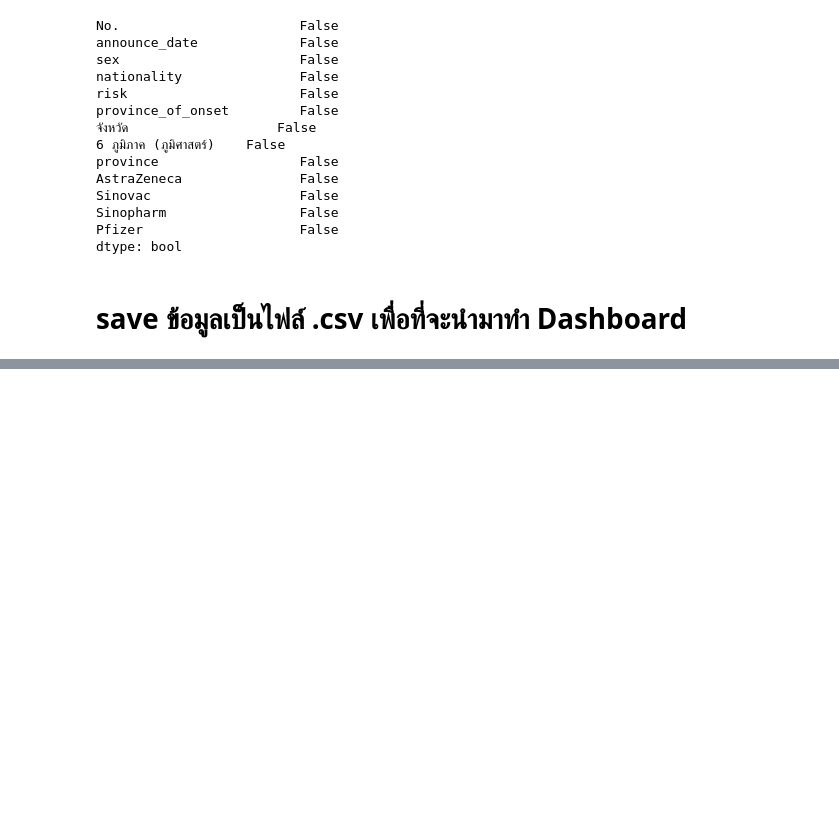
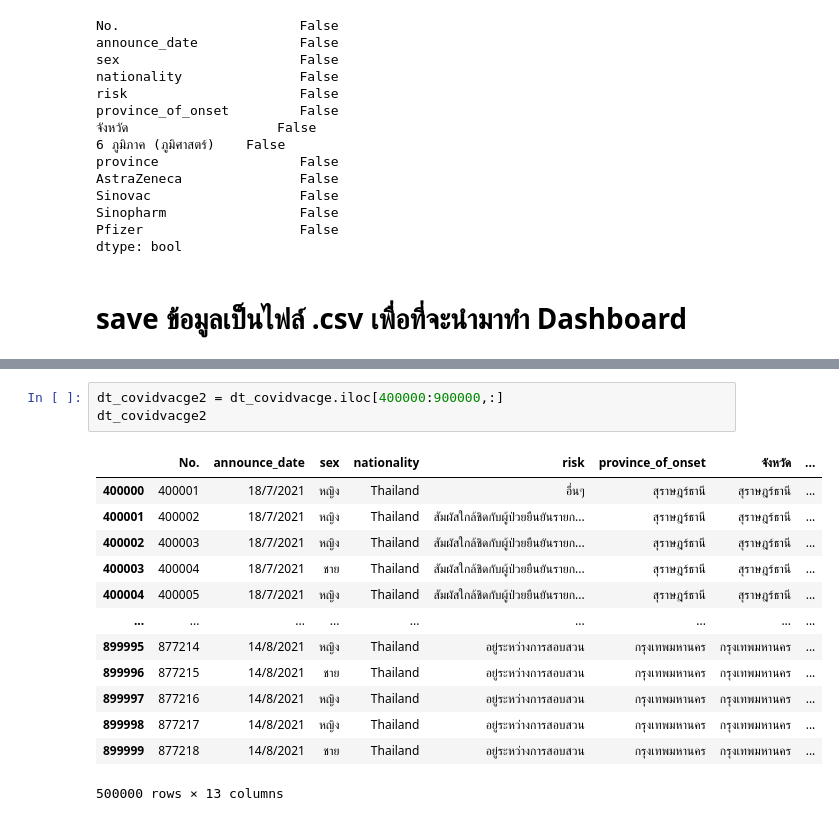
Before and after one commit to PhinyadaPhen/data_viz_2022, a Jupyter notebook: ProjectDashboard.ipynb, the cells around one changed output, grey strips where cells are left out. Cells and saved outputs as stored; diff of their text form; blank space fills up the shorter version.

```diff
--- a/ProjectDashboard.ipynb
+++ b/ProjectDashboard.ipynb
@@ -953,0 +971,17 @@ dt_covidvacge.to_csv('dt_covidvacge.csv', encoding='utf-8')
+# %%
+dt_covidvacge2 = dt_covidvacge.iloc[400000:900000,:]
+dt_covidvacge2
+# %% [output]
+|  | No. | announce_date | sex | nationality | risk | province_of_onset | จังหวัด | ... |
+| 400000 | 400001 | 18/7/2021 | หญิง | Thailand | อื่นๆ | สุราษฎร์ธานี | สุราษฎร์ธานี | ... |
+| 400001 | 400002 | 18/7/2021 | หญิง | Thailand | สัมผัสใกล้ชิดกับผู้ป่วยยืนยันรายก... | สุราษฎร์ธานี | สุราษฎร์ธานี | ... |
+| 400002 | 400003 | 18/7/2021 | หญิง | Thailand | สัมผัสใกล้ชิดกับผู้ป่วยยืนยันรายก... | สุราษฎร์ธานี | สุราษฎร์ธานี | ... |
+| 400003 | 400004 | 18/7/2021 | ชาย | Thailand | สัมผัสใกล้ชิดกับผู้ป่วยยืนยันรายก... | สุราษฎร์ธานี | สุราษฎร์ธานี | ... |
+| 400004 | 400005 | 18/7/2021 | หญิง | Thailand | สัมผัสใกล้ชิดกับผู้ป่วยยืนยันรายก... | สุราษฎร์ธานี | สุราษฎร์ธานี | ... |
+| ... | ... | ... | ... | ... | ... | ... | ... | ... |
+| 899995 | 877214 | 14/8/2021 | หญิง | Thailand | อยู่ระหว่างการสอบสวน | กรุงเทพมหานคร | กรุงเทพมหานคร | ... |
+| 899996 | 877215 | 14/8/2021 | ชาย | Thailand | อยู่ระหว่างการสอบสวน | กรุงเทพมหานคร | กรุงเทพมหานคร | ... |
+| 899997 | 877216 | 14/8/2021 | หญิง | Thailand | อยู่ระหว่างการสอบสวน | กรุงเทพมหานคร | กรุงเทพมหานคร | ... |
+| 899998 | 877217 | 14/8/2021 | หญิง | Thailand | อยู่ระหว่างการสอบสวน | กรุงเทพมหานคร | กรุงเทพมหานคร | ... |
+| 899999 | 877218 | 14/8/2021 | ชาย | Thailand | อยู่ระหว่างการสอบสวน | กรุงเทพมหานคร | กรุงเทพมหานคร | ... |
+500000 rows × 13 columns
```
Also changed, not shown: parts of 9 cells of this notebook.
